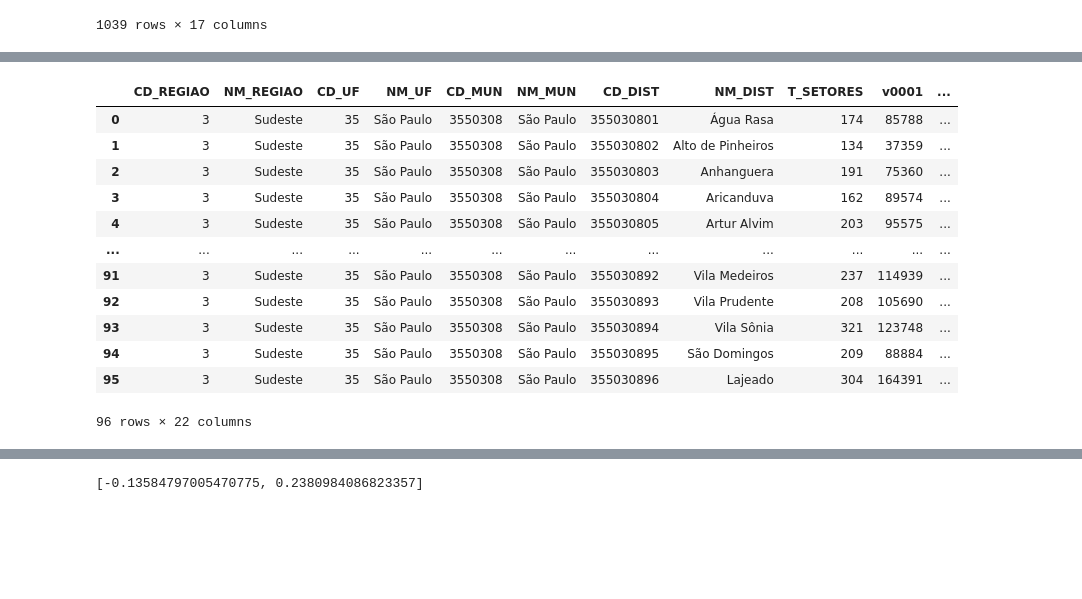
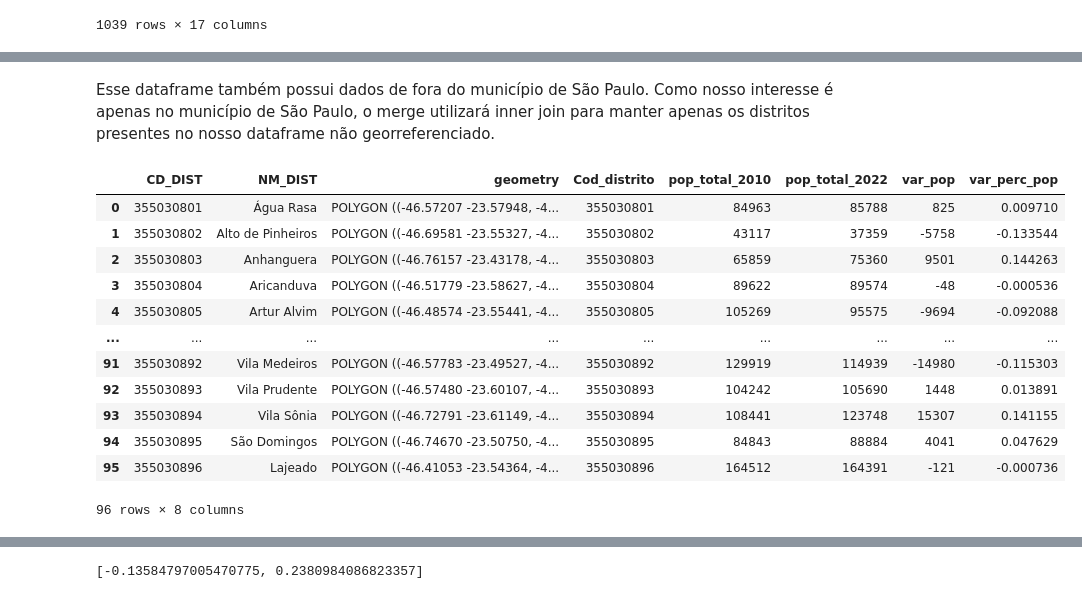
Before and after one commit to brunoazuma/explora_censo22, a Jupyter notebook: Explora_censos.ipynb, the cells around one changed output, grey strips where cells are left out. Cells and saved outputs as stored; diff of their text form; code cells hidden in the pictures; blank space fills up the shorter version.

```diff
--- a/Explora_censos.ipynb
+++ b/Explora_censos.ipynb
@@ -266,0 +276,3 @@ censo_pop['Cod_distrito'] = censo_pop['Cod_distrito'].astype(str)
+# %%
+distritos_geo = distritos_geo[['CD_DIST', 'NM_DIST', 'geometry']]
+distritos_geo
@@ -267,20 +293,22 @@ censo_pop['Cod_distrito'] = censo_pop['Cod_distrito'].astype(str)
+# %% [markdown]
+Esse dataframe também possui dados de fora do município de São Paulo. Como nosso interesse é apenas no município de São Paulo, o merge utilizará inner join para manter apenas os distritos presentes no nosso dataframe não georreferenciado.
 # %%
-df_final = distritos_geo.merge(censo_pop, left_on='CD_DIST', right_on='Cod_distrito')
+df_final = distritos_geo.merge(censo_pop, how='inner', left_on='CD_DIST', right_on='Cod_distrito')
 df_final
 # %% [output]
-|  | CD_REGIAO | NM_REGIAO | CD_UF | NM_UF | CD_MUN | NM_MUN | CD_DIST | NM_DIST | T_SETORES | v0001 | ... |
-| 0 | 3 | Sudeste | 35 | São Paulo | 3550308 | São Paulo | 355030801 | Água Rasa | 174 | 85788 | ... |
-| 1 | 3 | Sudeste | 35 | São Paulo | 3550308 | São Paulo | 355030802 | Alto de Pinheiros | 134 | 37359 | ... |
-| 2 | 3 | Sudeste | 35 | São Paulo | 3550308 | São Paulo | 355030803 | Anhanguera | 191 | 75360 | ... |
-| 3 | 3 | Sudeste | 35 | São Paulo | 3550308 | São Paulo | 355030804 | Aricanduva | 162 | 89574 | ... |
-| 4 | 3 | Sudeste | 35 | São Paulo | 3550308 | São Paulo | 355030805 | Artur Alvim | 203 | 95575 | ... |
-| ... | ... | ... | ... | ... | ... | ... | ... | ... | ... | ... | ... |
-| 91 | 3 | Sudeste | 35 | São Paulo | 3550308 | São Paulo | 355030892 | Vila Medeiros | 237 | 114939 | ... |
-| 92 | 3 | Sudeste | 35 | São Paulo | 3550308 | São Paulo | 355030893 | Vila Prudente | 208 | 105690 | ... |
-| 93 | 3 | Sudeste | 35 | São Paulo | 3550308 | São Paulo | 355030894 | Vila Sônia | 321 | 123748 | ... |
-| 94 | 3 | Sudeste | 35 | São Paulo | 3550308 | São Paulo | 355030895 | São Domingos | 209 | 88884 | ... |
-| 95 | 3 | Sudeste | 35 | São Paulo | 3550308 | São Paulo | 355030896 | Lajeado | 304 | 164391 | ... |
+|  | CD_DIST | NM_DIST | geometry | Cod_distrito | pop_total_2010 | pop_total_2022 | var_pop | var_perc_pop |
+| 0 | 355030801 | Água Rasa | POLYGON ((-46.57207 -23.57948, -4... | 355030801 | 84963 | 85788 | 825 | 0.009710 |
+| 1 | 355030802 | Alto de Pinheiros | POLYGON ((-46.69581 -23.55327, -4... | 355030802 | 43117 | 37359 | -5758 | -0.133544 |
+| 2 | 355030803 | Anhanguera | POLYGON ((-46.76157 -23.43178, -4... | 355030803 | 65859 | 75360 | 9501 | 0.144263 |
+| 3 | 355030804 | Aricanduva | POLYGON ((-46.51779 -23.58627, -4... | 355030804 | 89622 | 89574 | -48 | -0.000536 |
+| 4 | 355030805 | Artur Alvim | POLYGON ((-46.48574 -23.55441, -4... | 355030805 | 105269 | 95575 | -9694 | -0.092088 |
+| ... | ... | ... | ... | ... | ... | ... | ... | ... |
+| 91 | 355030892 | Vila Medeiros | POLYGON ((-46.57783 -23.49527, -4... | 355030892 | 129919 | 114939 | -14980 | -0.115303 |
+| 92 | 355030893 | Vila Prudente | POLYGON ((-46.57480 -23.60107, -4... | 355030893 | 104242 | 105690 | 1448 | 0.013891 |
+| 93 | 355030894 | Vila Sônia | POLYGON ((-46.72791 -23.61149, -4... | 355030894 | 108441 | 123748 | 15307 | 0.141155 |
+| 94 | 355030895 | São Domingos | POLYGON ((-46.74670 -23.50750, -4... | 355030895 | 84843 | 88884 | 4041 | 0.047629 |
+| 95 | 355030896 | Lajeado | POLYGON ((-46.41053 -23.54364, -4... | 355030896 | 164512 | 164391 | -121 | -0.000736 |
-96 rows × 22 columns
+96 rows × 8 columns
 # %%
 df_final['Variação populacional'] = df_final['var_perc_pop'].apply(lambda x: '{:.2%}'.format(x) if x < 0 else '+{:.2%}'.format(x))
 df_final
```
Also changed, not shown: parts of 19 cells of this notebook.
